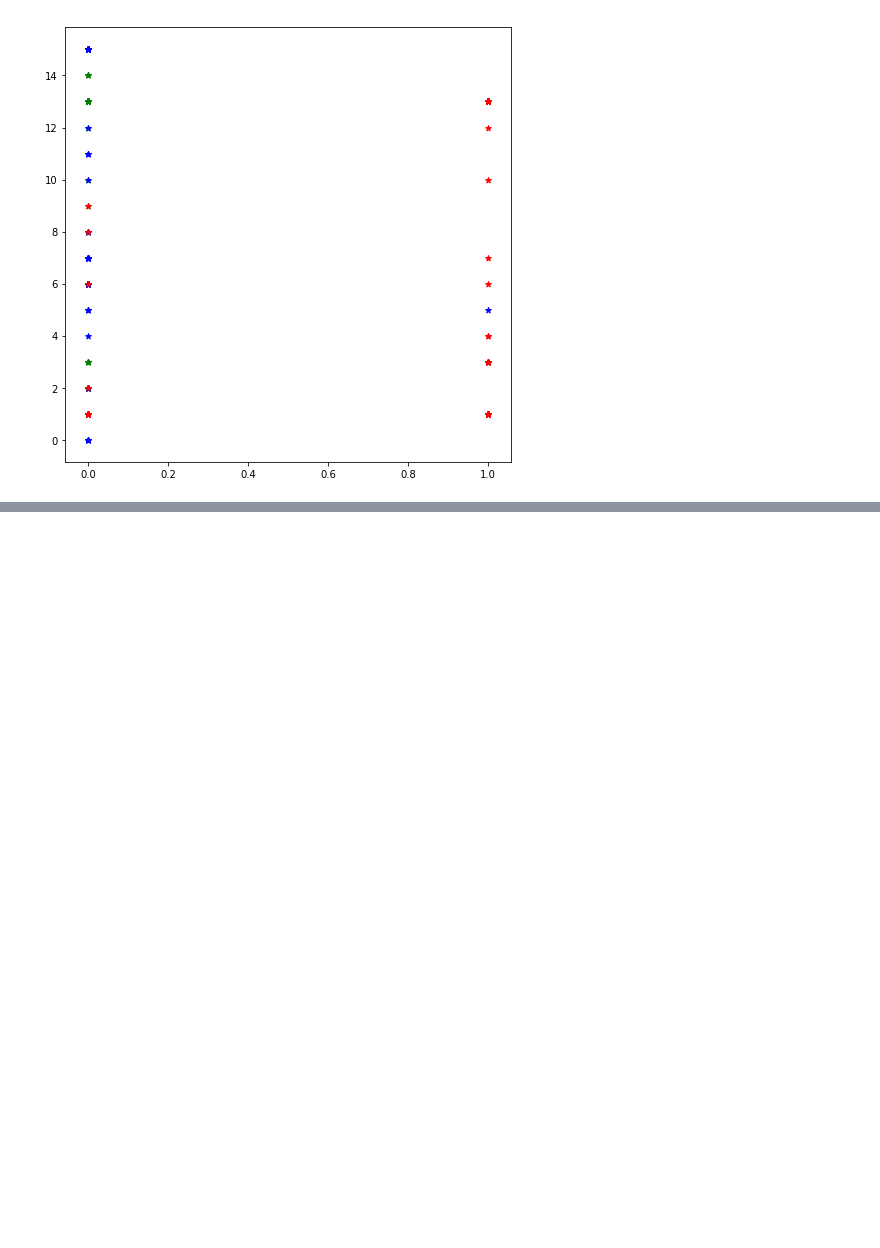
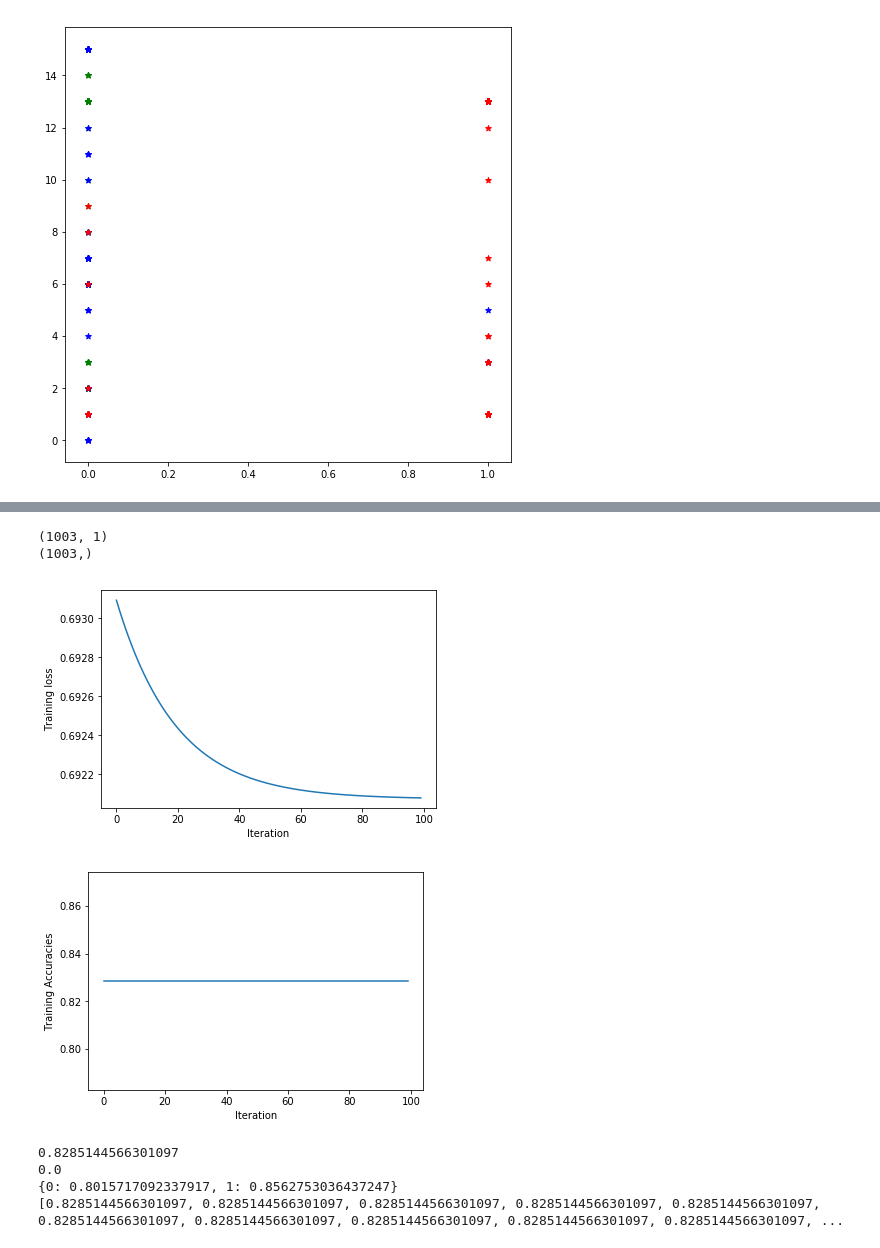
Before and after one commit to tajwarfahim/CS-229A-Project-Machine-Learning, a Jupyter notebook: code/project.ipynb, the cells around one changed output, grey strips where cells are left out. Saved outputs shown, nothing was run; the diff lists cells and outputs as text; code cells hidden in the pictures; blank space fills up the shorter version.

```diff
--- a/code/project.ipynb
+++ b/code/project.ipynb
@@ -112,0 +124,28 @@ visualize_dataset(even_dataset_split.get_separated_dataset(), 100, 4, 3)
+# %%
+training_dataset = bn_reader.get_training_dataset()
+X_train = training_dataset.get_X()
+y_train = training_dataset.get_y()
+X_train = X_train[:, indices]
+print(X_train.shape)
+print(y_train.shape)
+
+training_dataset = Dataset(X_train, y_train)
+model = Linear_Model("logistic", training_dataset, binary_classification = True, weight_scale = 0.01)
+
+average_loss_history, train_accuracies, per_class  = model.train(learning_rate = 1e-3, reg = 0.2, num_epochs = 100,
+                                   batch_size = "all", num_average = 1, decay = 0.95)
+show_plot(average_loss_history, x_title = "Iteration", y_title = "Training loss")
+show_plot(train_accuracies, x_title = "Iteration", y_title = "Training Accuracies")
+print(max(train_accuracies))
+print(max(train_accuracies) - min(train_accuracies))
+print(per_class)
+print(train_accuracies)
+# %% [output]
+(1003, 1)
+(1003,)
+[figure, added]
+[figure, added]
+0.8285144566301097
+0.0
+{0: 0.8015717092337917, 1: 0.8562753036437247}
+[0.8285144566301097, 0.8285144566301097, 0.8285144566301097, 0.8285144566301097, 0.8285144566301097, 0.8285144566301097, 0.8285144566301097, 0.8285144566301097, 0.8285144566301097, 0.8285144566301097, ...
```
Also changed, not shown: parts of 11 cells of this notebook, 3 other files.
